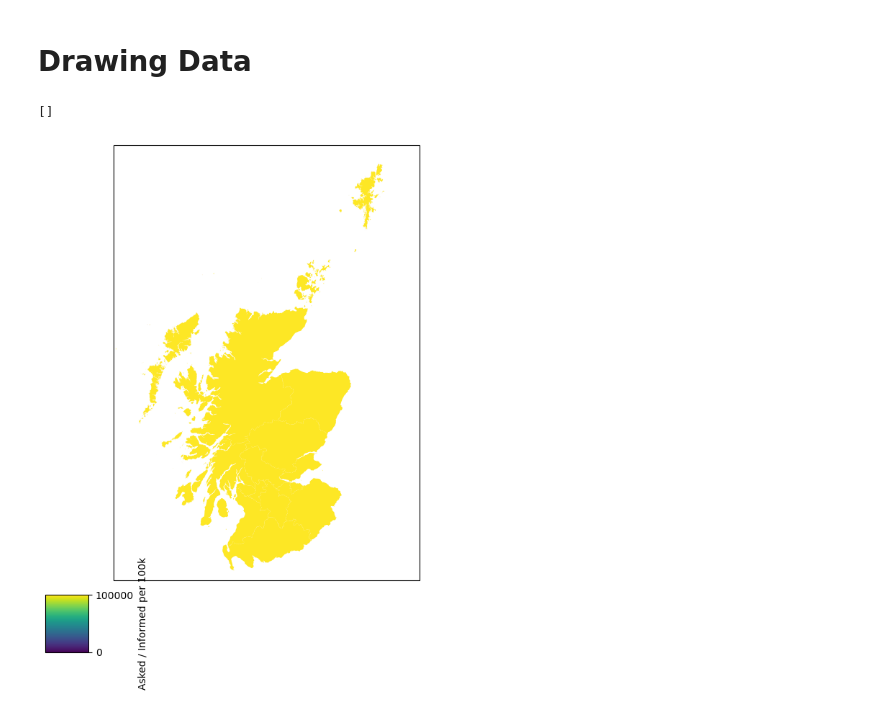
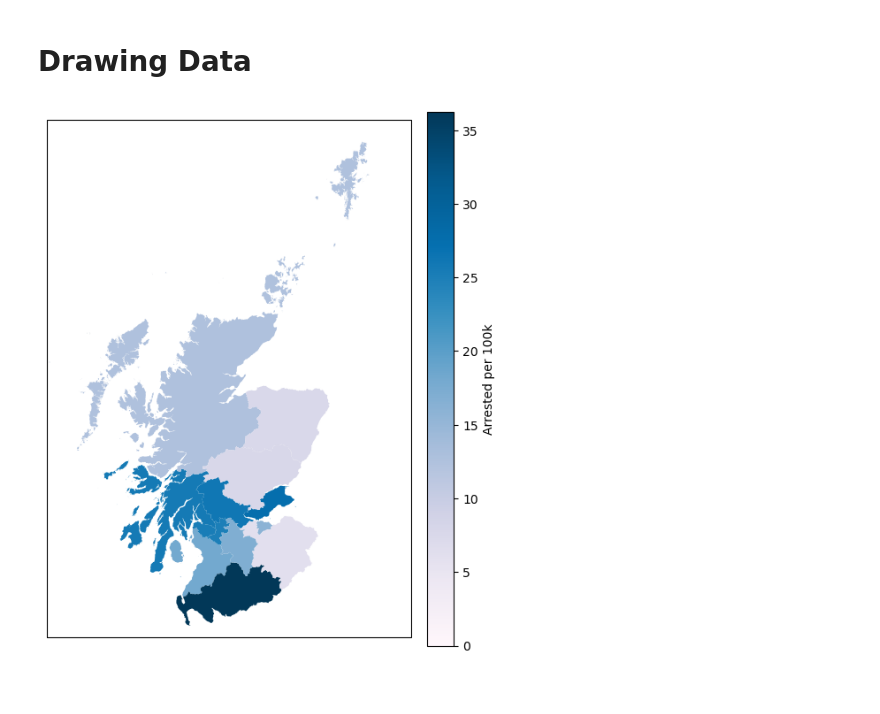
Before and after one commit to groegercesg/CovidEnforcementScotland, a Jupyter notebook: map.ipynb, the cells around one changed output. Saved outputs shown, nothing was run; the diff lists cells and outputs as text; code cells hidden in the pictures.

```diff
--- a/map.ipynb
+++ b/map.ipynb
@@ -134,61 +134,46 @@ division_data.head(15)
 # Drawing Data
 # %%
 # Creating new figure and axes instances
-fig = plt.figure(figsize=(6,8), dpi=100)
-projectionPARAM = ccrs.TransverseMercator(central_longitude=-2.0, central_latitude=49.0, false_easting=400000.0, false_northing=-100000.0, scale_factor=0.9996012717, approx=False)
-ax = fig.add_subplot(1, 1, 1, projection=projectionPARAM)
+def enforcementOutcome(outcome_type):
+    fig = plt.figure(figsize=(6,8), dpi=100)
+    projectionPARAM = ccrs.TransverseMercator(central_longitude=-2.0, central_latitude=49.0, false_easting=400000.0, false_northing=-100000.0, scale_factor=0.9996012717, approx=False)
+    ax = fig.add_subplot(1, 1, 1, projection=projectionPARAM)
+    ax.set_extent([-8, 0, 54.5, 61]) # Ideal coordinate map range for plotting Scotland
 
+    police_dict = (division_data[['Division Letter', outcome_type]].set_index('Division Letter').T.to_dict('r'))[0]
 
-police_dict = (division_data[['Division Letter', 'Asked / Informed per 100k']].set_index('Division Letter').T.to_dict('r'))[0]
+    # Downloaded from: https://spatialdata.gov.scot/geonetwork/srv/eng/catalog.search;jsessionid=61F713CF39B3EE2F440F48E9C31BA806#/metadata/4364af71-167a-4236-b5a0-bd4109913231
+    area_file = os.path.join(os.getcwd(), 'datasets', 'ScottishPoliceDivisions', 'SG_ScottishPoliceDivisions_2019.shp')
+    police_divisions = shapereader.Reader(area_file)
 
-cmap = get_cmap('viridis')
+    norm = colors.Normalize(vmin=0., vmax=max(police_dict.values()))
+    cmap = get_cmap('PuBu')
 
-# Downloaded from: https://spatialdata.gov.scot/geonetwork/srv/eng/catalog.search;jsessionid=61F713CF39B3EE2F440F48E9C31BA806#/metadata/4364af71-167a-4236-b5a0-bd4109913231
-area_file = os.path.join(os.getcwd(), 'datasets', 'ScottishPoliceDivisions', 'SG_ScottishPoliceDivisions_2019.shp')
-police_divisions = shapereader.Reader(area_file)
+    sm = plt.cm.ScalarMappable(norm=norm, cmap=cmap)
+    sm._A = []
+    cb = plt.colorbar(sm, fraction=0.075, pad=0.04)
+    cb.set_label(outcome_type)
 
-for record in police_divisions.records():
-    code = record.attributes['AdminCode']
-    police_entry = police_dict.get(code, -1)
-    if police_entry == -1:
-        police_color = "Silver"
-    else:
-        police_color = cmap(police_entry)
-    ax.add_geometries(
-            [record.geometry],
-            #facecolor=numpy.random.rand(3,),
-            facecolor=police_color,
-            linewidth=0,
-            crs=projectionPARAM,
-    )
+    for record in police_divisions.records():
+        code = record.attributes['AdminCode']
+        police_entry = police_dict.get(code, -1)
+        if police_entry == -1:
+            police_color = "Silver"
+        else:
+            police_color = cmap(police_entry/max(police_dict.values()))
+        ax.add_geometries(
+                [record.geometry],
+                #facecolor=numpy.random.rand(3,),
+                facecolor=police_color,
+                linewidth=0,
+                crs=projectionPARAM,
+        )
 
-# Add the colorbar axes anywhere in the figure. Its position will be
-# re-calculated at each figure resize.
-cbar_ax = fig.add_axes([0, 0, 0.1, 0.1])
+    plt.plot()
 
-def resize_colobar(event):
-    plt.draw()
-
-    posn = ax.get_position()
-    cbar_ax.set_position([posn.x0 + posn.width + 0.01, posn.y0,
-                          0.04, posn.height])
-
-fig.canvas.mpl_connect('resize_event', resize_colobar)
-
-norm = colors.Normalize(vmin=-1, vmax=100000.)
-cb = plt.colorbar(cm.ScalarMappable(norm=norm, cmap=cmap), cax=cbar_ax)
-
-#sm = plt.cm.ScalarMappable(cmap=cmap)
-#sm._A = []
-#cb = plt.colorbar(sm, fraction=0.075, pad=0.04)
-cb.set_label("Asked / Informed per 100k")
-
-ax.set_extent([-8, 0, 54.5, 61]) # Ideal coordinate map range for plotting Scotland
-plt.plot()
-
+enforcementOutcome('Arrested per 100k')
 ###
 # Copyright Scottish Government, contains Ordnance Survey data © Crown copyright and database right (2021)
 ###
 # %% [output]
-[]
-[figure, old version]
+[figure, new version]
```
